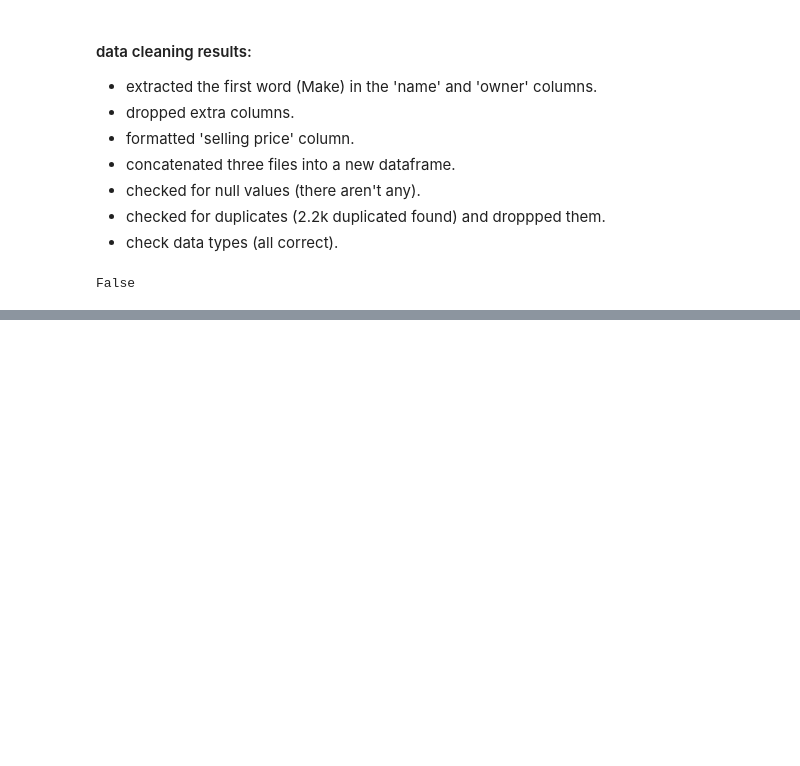
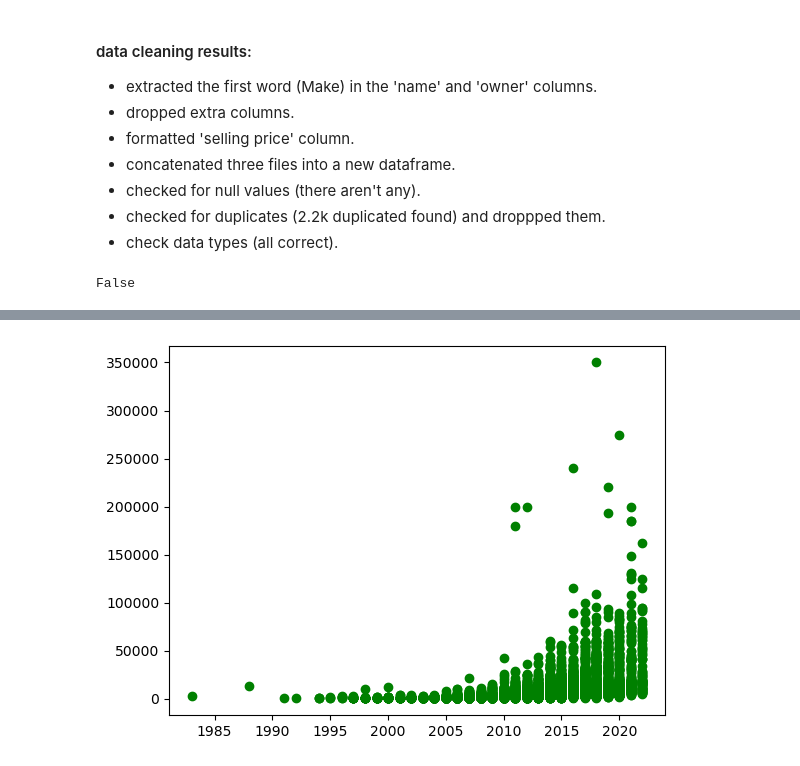
Before and after one commit to vlad-lis/ML-price-prediction, a Jupyter notebook: contribution_files/vlad.ipynb, the cells around one changed output, grey strips where cells are left out. Cells and saved outputs as stored; diff of their text form; code cells hidden in the pictures; blank space fills up the shorter version.

```diff
--- a/contribution_files/vlad.ipynb
+++ b/contribution_files/vlad.ipynb
@@ -118,0 +119,5 @@ df
+# %%
+plt.scatter(x=df['year'], y=df['selling_price'],c='g')
+plt.show()
+# %% [output]
+[figure, added]
```
Also changed, not shown: parts of 8 cells of this notebook, 1 other file.
